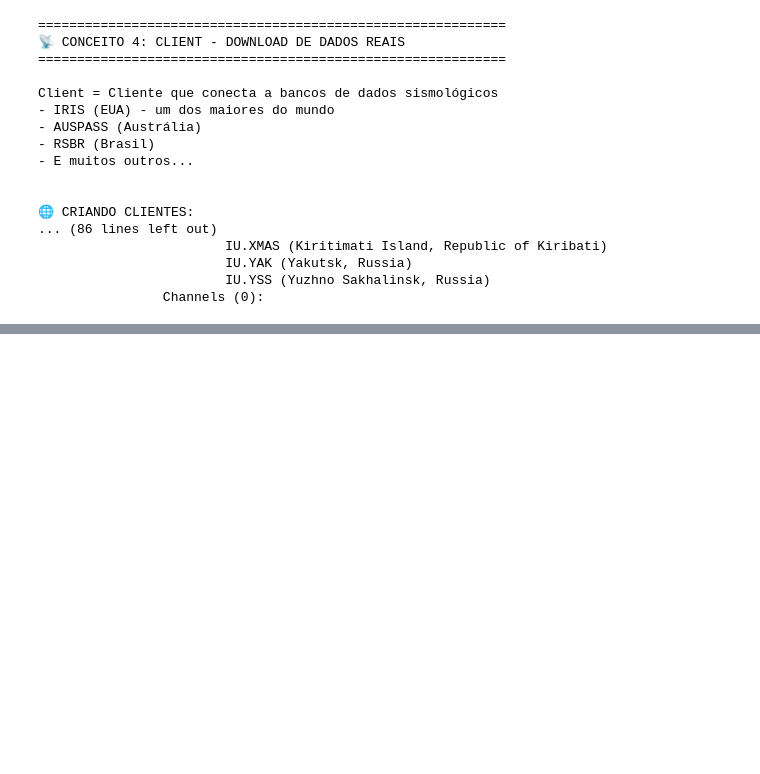
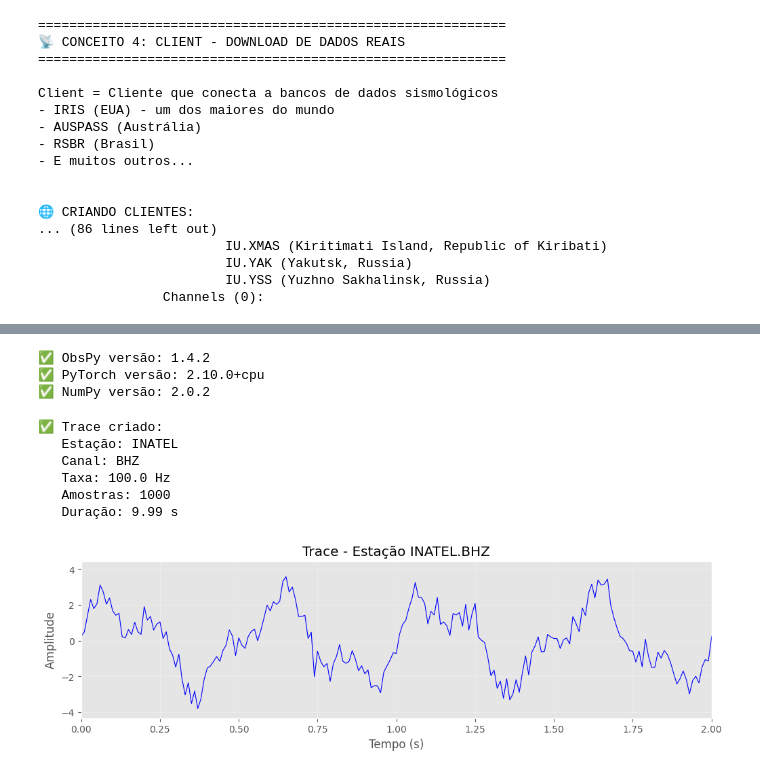
Before and after one commit to alvarosamp/TCC, a Jupyter notebook: ObsPy.ipynb, the cells around one changed output, grey strips where cells are left out. Cells and saved outputs as stored; diff of their text form; code cells hidden in the pictures; blank space fills up the shorter version.

```diff
--- a/ObsPy.ipynb
+++ b/ObsPy.ipynb
@@ -1005,0 +1088,76 @@ KeyError: 'BNH'
+# %%
+# ============================================
+# CÉLULA 2: IMPORTANDO TUDO QUE VAMOS USAR
+# ============================================
+
+import obspy
+from obspy import read, UTCDateTime
+from obspy.clients.fdsn import Client
+from obspy import Trace
+import numpy as np
+import matplotlib.pyplot as plt
+import torch
+import torch.nn as nn
+import torch.optim as optim
+from torch.utils.data import DataLoader, TensorDataset
+from sklearn.model_selection import train_test_split
+import warnings
+warnings.filterwarnings('ignore')
+
+# Configurações
+plt.style.use('ggplot')
+%matplotlib inline
+torch.manual_seed(42)
+np.random.seed(42)
+
+print(f"✅ ObsPy versão: {obspy.__version__}")
+print(f"✅ PyTorch versão: {torch.__version__}")
+print(f"✅ NumPy versão: {np.__version__}")
+# %% [output]
+✅ ObsPy versão: 1.4.2
+✅ PyTorch versão: 2.10.0+cpu
+✅ NumPy versão: 2.0.2
+# %%
+#Criando dados simulados
+taxa = 100
+duracao = 10
+n_amostras = int(taxa * duracao)
+tempo = np.arange(n_amostras) /taxa
+
+#Sinal sismico simples (senoides + ruido)
+sinal = (2.0 * np.sin(2 * np.pi * 2.0 * tempo) +  # 2 Hz
+        1.0 * np.sin(2 * np.pi * 5.0 * tempo) +  # 5 Hz
+        0.5 * np.random.randn(n_amostras))       # Ruído
+
+#criando um trace
+trace = Trace(data = sinal)
+trace.stats.station = "INATEL"
+trace.stats.channel = "BHZ"
+trace.stats.sampling_rate = taxa
+trace.stats.starttime = UTCDateTime("2024-01-01T00:00:00")
+
+print(f"✅ Trace criado:")
+print(f"   Estação: {trace.stats.station}")
+print(f"   Canal: {trace.stats.channel}")
+print(f"   Taxa: {trace.stats.sampling_rate} Hz")
+print(f"   Amostras: {trace.stats.npts}")
+print(f"   Duração: {trace.stats.endtime - trace.stats.starttime} s")
+
+
+# Visualizando
+plt.figure(figsize=(12, 3))
+plt.plot(tempo, sinal, 'b-', linewidth=0.8)
+plt.xlabel('Tempo (s)')
+plt.ylabel('Amplitude')
+plt.title(f'Trace - Estação {trace.stats.station}.{trace.stats.channel}')
+plt.grid(True, alpha=0.3)
+plt.xlim([0, 2])  # Zoom nos primeiros 2 segundos
+plt.show()
+# %% [output]
+✅ Trace criado:
+   Estação: INATEL
+   Canal: BHZ
+   Taxa: 100.0 Hz
+   Amostras: 1000
+   Duração: 9.99 s
+[figure, added]
```
Also changed, not shown: parts of 26 cells of this notebook.
